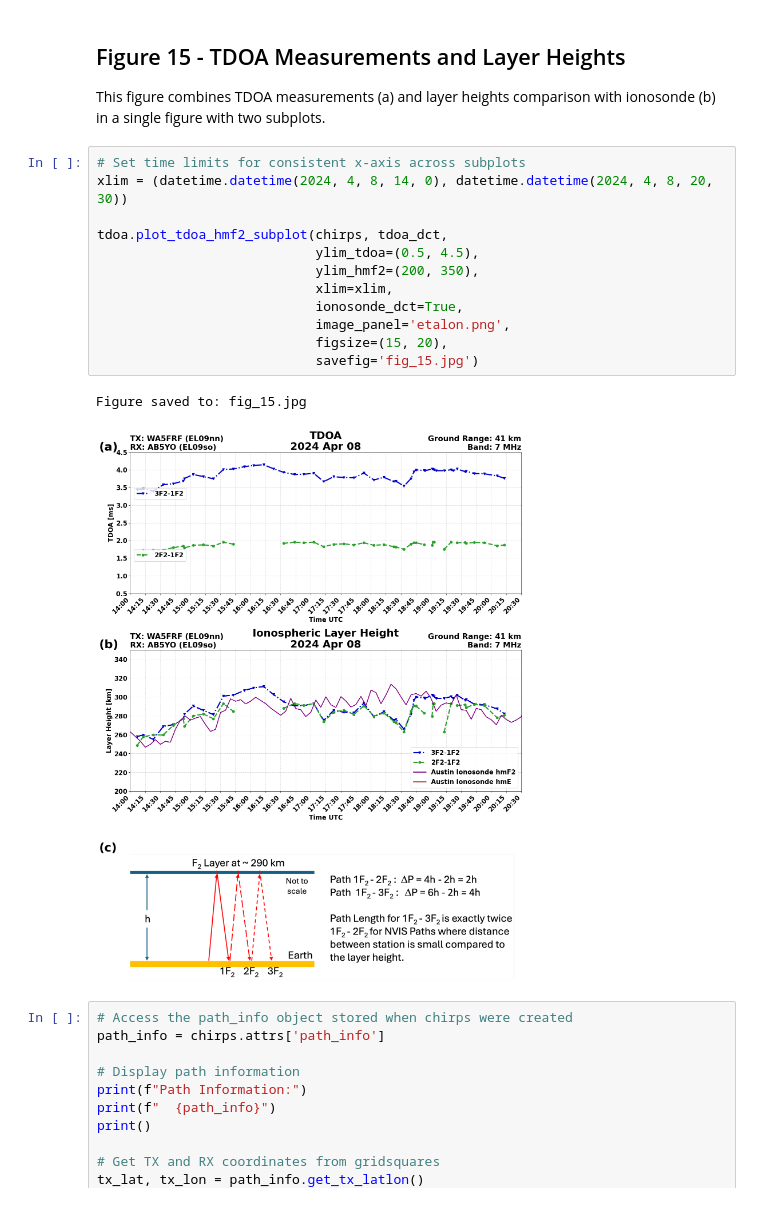
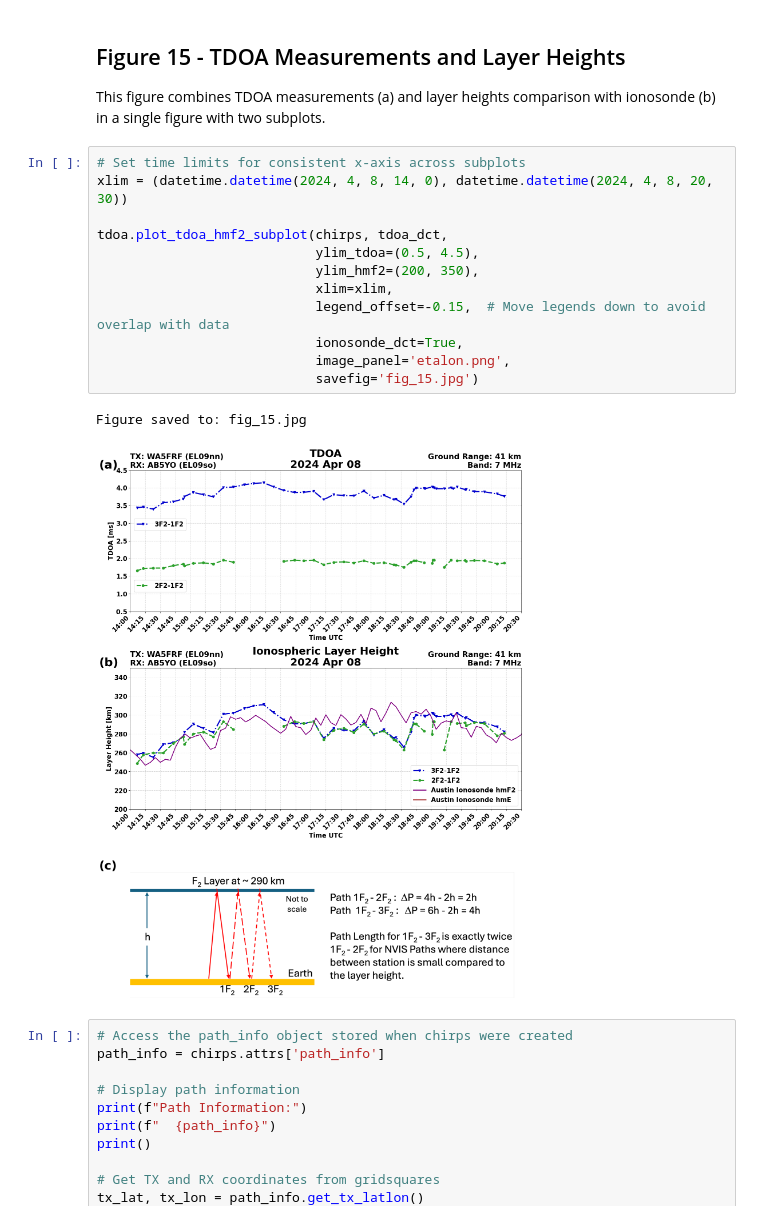
Before and after one commit to HamSCI/HF-TDOA-Frontiers-2025, a Jupyter notebook: fig_15/fig_15.ipynb, the cells around one changed output. Cells and saved outputs as stored; diff of their text form.

Commit message:
new figure 15

```diff
--- a/fig_15/fig_15.ipynb
+++ b/fig_15/fig_15.ipynb
@@ -101,18 +101,18 @@ This figure combines TDOA measurements (a) and layer heights comparison with ion
 # %%
 # Set time limits for consistent x-axis across subplots
 xlim = (datetime.datetime(2024, 4, 8, 14, 0), datetime.datetime(2024, 4, 8, 20, 30))
 
 tdoa.plot_tdoa_hmf2_subplot(chirps, tdoa_dct,
                             ylim_tdoa=(0.5, 4.5),
                             ylim_hmf2=(200, 350),
                             xlim=xlim,
+                            legend_offset=-0.15,  # Move legends down to avoid overlap with data
                             ionosonde_dct=True,
                             image_panel='etalon.png',
-                            figsize=(15, 20),
                             savefig='fig_15.jpg')
 # %% [output]
 Figure saved to: fig_15.jpg
-[figure, old version]
+[figure, new version]
 # %%
 # Access the path_info object stored when chirps were created
 path_info = chirps.attrs['path_info']
```
Also changed, not shown: 2 other files.
